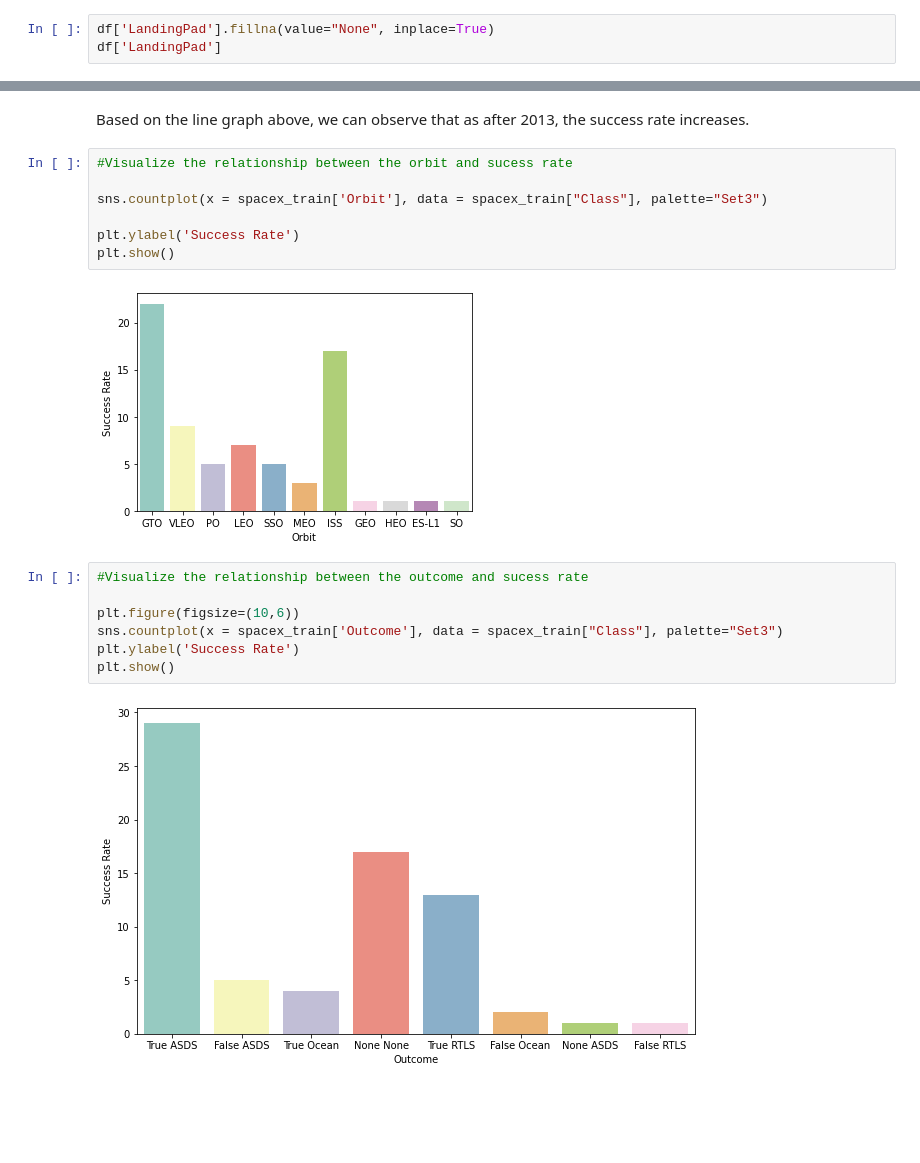
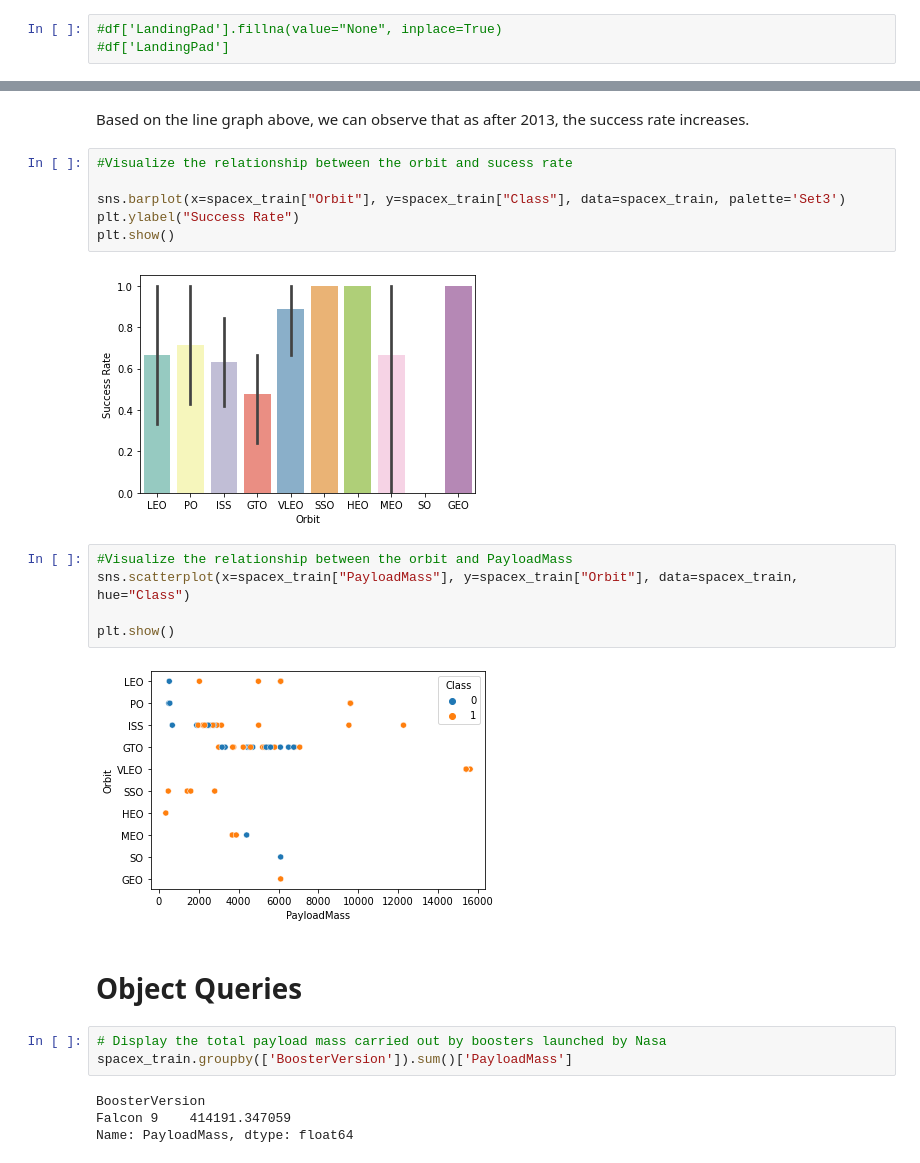
Before and after one commit to chiakl/spacex, a Jupyter notebook: spacex.ipynb, the cells around one changed output, grey strips where cells are left out. Drawn from its saved outputs; the diff is of its cells as text; blank space fills up the shorter version.

Commit message:
Add files via upload
object queries add

```diff
--- a/spacex.ipynb
+++ b/spacex.ipynb
@@ -97,8 +97,8 @@ Latitude           0
 Class              0
 dtype: int64
 # %%
-df['LandingPad'].fillna(value="None", inplace=True)
-df['LandingPad']
+#df['LandingPad'].fillna(value="None", inplace=True)
+#df['LandingPad']
 # %% [output]
 0                         None
 1                         None
@@ -332,18 +332,24 @@ Based on the line graph above, we can observe that as after 2013, the success ra
 # %%
 #Visualize the relationship between the orbit and sucess rate
 
-sns.countplot(x = spacex_train['Orbit'], data = spacex_train["Class"], palette="Set3")
-
-plt.ylabel('Success Rate')
+sns.barplot(x=spacex_train["Orbit"], y=spacex_train["Class"], data=spacex_train, palette='Set3')
+plt.ylabel("Success Rate")
 plt.show()
 # %% [output]
-[figure, old version]
+[figure, new version]
 # %%
-#Visualize the relationship between the outcome and sucess rate
+#Visualize the relationship between the orbit and PayloadMass
+sns.scatterplot(x=spacex_train["PayloadMass"], y=spacex_train["Orbit"], data=spacex_train, hue="Class")
 
-plt.figure(figsize=(10,6))
-sns.countplot(x = spacex_train['Outcome'], data = spacex_train["Class"], palette="Set3")
-plt.ylabel('Success Rate')
 plt.show()
 # %% [output]
-[figure, old version]
+[figure, new version]
+# %% [markdown]
+# Object Queries
+# %%
+# Display the total payload mass carried out by boosters launched by Nasa
+spacex_train.groupby(['BoosterVersion']).sum()['PayloadMass']
+# %% [output]
+BoosterVersion
+Falcon 9    414191.347059
+Name: PayloadMass, dtype: float64
```
Also changed, not shown: parts of 7 cells of this notebook.
